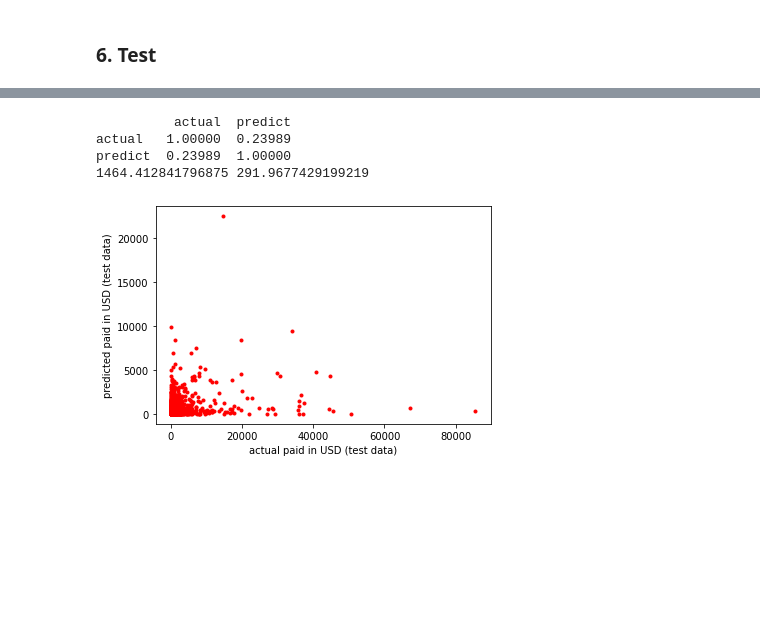
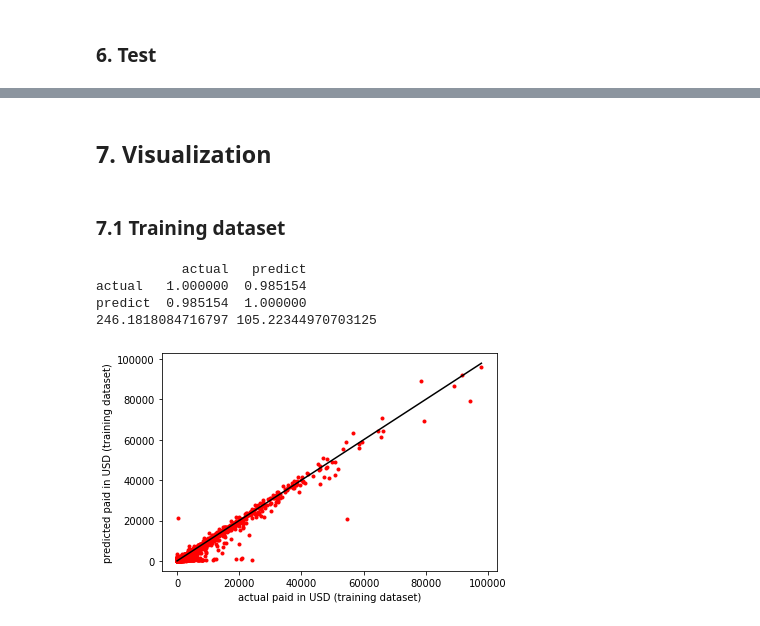
Before and after one commit to balaksuiuc/CS598IQVIAClaims, a Jupyter notebook: src/cost_prediction.ipynb, the cells around one changed output, grey strips where cells are left out. Cells and saved outputs as stored; diff of their text form; code cells hidden in the pictures; blank space fills up the shorter version.

```diff
--- a/src/cost_prediction.ipynb
+++ b/src/cost_prediction.ipynb
@@ -871,6 +935,6 @@ def train(model, train_loader, val_loader, n_epochs):
         val_loss, val_MAE, r2 = evaluate(model, val_loader)
         print('Epoch: {} \t Training Loss: {:.6f} \t Training MAE: {:.6f} \t Validation Loss: {:.6f} \t Validation MAE: {:.6f}'.format(epoch+1, train_loss, train_MAE, val_loss, val_MAE))
 # %%
-n_epochs = 25 # the prior paper's n_epochs=25
+n_epochs = 300 # the prior paper's n_epochs=25
 train(model, train_loader, val_loader, n_epochs)
 # %% [output]
@@ -901,28 +965,37 @@ Test MAE: 1464.31
+# %% [markdown]
+## 7. **Visualization**
 # %%
 ## get the model prediction and actual values
-outpred, outact = [], []
-for xx, yy in test_loader:
-  ypred = model(xx)
-  outpred.extend(ypred.cpu().detach().numpy())
-  outact.extend(yy.cpu().detach().numpy())
-
-outpred = numpy.concatenate(outpred)
-outact  = numpy.concatenate(outact)
-
 import matplotlib.pylab as plt
 import pandas
-df = pandas.DataFrame({'actual':outact, 'predict':outpred})
-df = df.sort_values('actual')
-print(df.corr())
-plt.plot(df.actual, df.predict, 'r.')
-plt.xlabel('actual paid in USD (test data)')
-plt.ylabel('predicted paid in USD (test data)')
 
-df['ABSERROR'] = numpy.abs(df.actual - df.predict)
-print(df.ABSERROR.mean(), df.ABSERROR.median())
+def plot_prediction(model, data_loader, dataset_name='data set'):
+    outpred, outact = [], []
+    for xx, yy in data_loader:
+        ypred = model(xx)
+        outpred.extend(ypred.cpu().detach().numpy())
+        outact.extend(yy.cpu().detach().numpy())
+
+    outpred = numpy.concatenate(outpred)
+    outact  = numpy.concatenate(outact)
+
+    df = pandas.DataFrame({'actual':outact, 'predict':outpred})
+    df = df.sort_values('actual')
+    print(df.corr())
+    plt.plot(df.actual, df.predict, 'r.')
+    plt.plot(df.actual, df.actual, 'k-')
+    plt.xlabel('actual paid in USD ({})'.format(dataset_name))
+    plt.ylabel('predicted paid in USD ({})'.format(dataset_name))
+
+    df['ABSERROR'] = numpy.abs(df.actual - df.predict)
+    print(df.ABSERROR.mean(), df.ABSERROR.median())
-# %% [output]
-          actual  predict
-actual   1.00000  0.23989
-predict  0.23989  1.00000
-1464.412841796875 291.9677429199219
-[figure, removed]
+# %% [markdown]
+### **7.1 Training dataset**
+# %%
+plot_prediction(model, train_loader, 'training dataset')
+# %% [output]
+           actual   predict
+actual   1.000000  0.985154
+predict  0.985154  1.000000
+246.1818084716797 105.22344970703125
+[figure, added]
```
Also changed, not shown: parts of 20 cells of this notebook.
